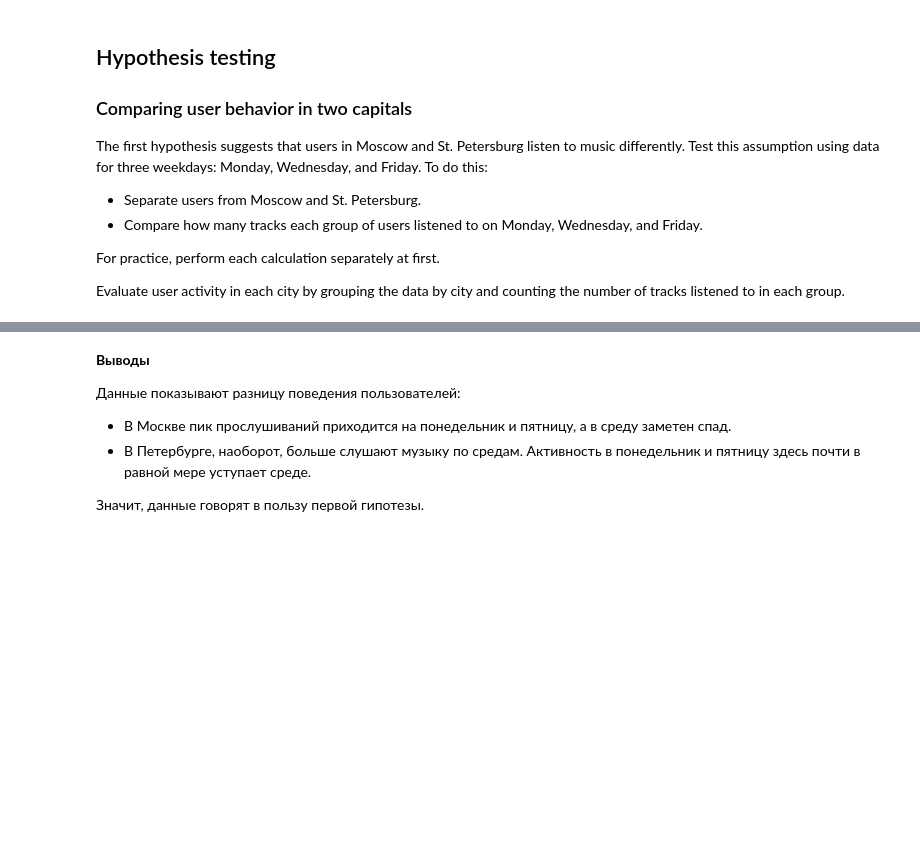
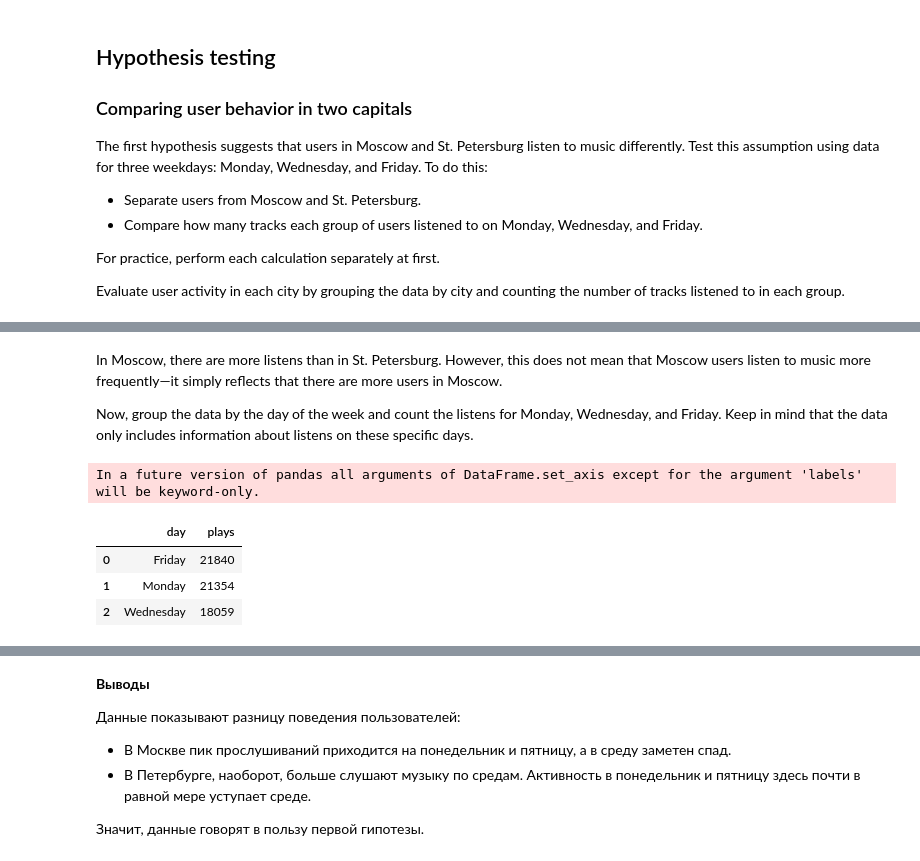
Before and after one commit to mskhmelik/yandex_data_analytics, a Jupyter notebook: Module_01/project_1.ipynb, the cells around one changed output, grey strips where cells are left out. Cells and saved outputs as stored; diff of their text form; code cells hidden in the pictures; blank space fills up the shorter version.

```diff
--- a/Module_01/project_1.ipynb
+++ b/Module_01/project_1.ipynb
@@ -329,0 +243,16 @@ NameError: name 'df' is not defined
+# %% [markdown]
+In Moscow, there are more listens than in St. Petersburg. However, this does not mean that Moscow users listen to music more frequently—it simply reflects that there are more users in Moscow.
+
+Now, group the data by the day of the week and count the listens for Monday, Wednesday, and Friday. Keep in mind that the data only includes information about listens on these specific days.
+# %%
+(df_music
+ .pivot_table(index='day', values='user_id', aggfunc='count')
+ .reset_index()
+ .set_axis(['day', 'plays'], 'columns')
+)
+# %% [output]
+In a future version of pandas all arguments of DataFrame.set_axis except for the argument 'labels' will be keyword-only.
+|  | day | plays |
+| 0 | Friday | 21840 |
+| 1 | Monday | 21354 |
+| 2 | Wednesday | 18059 |
```
Also changed, not shown: parts of 18 cells of this notebook.
